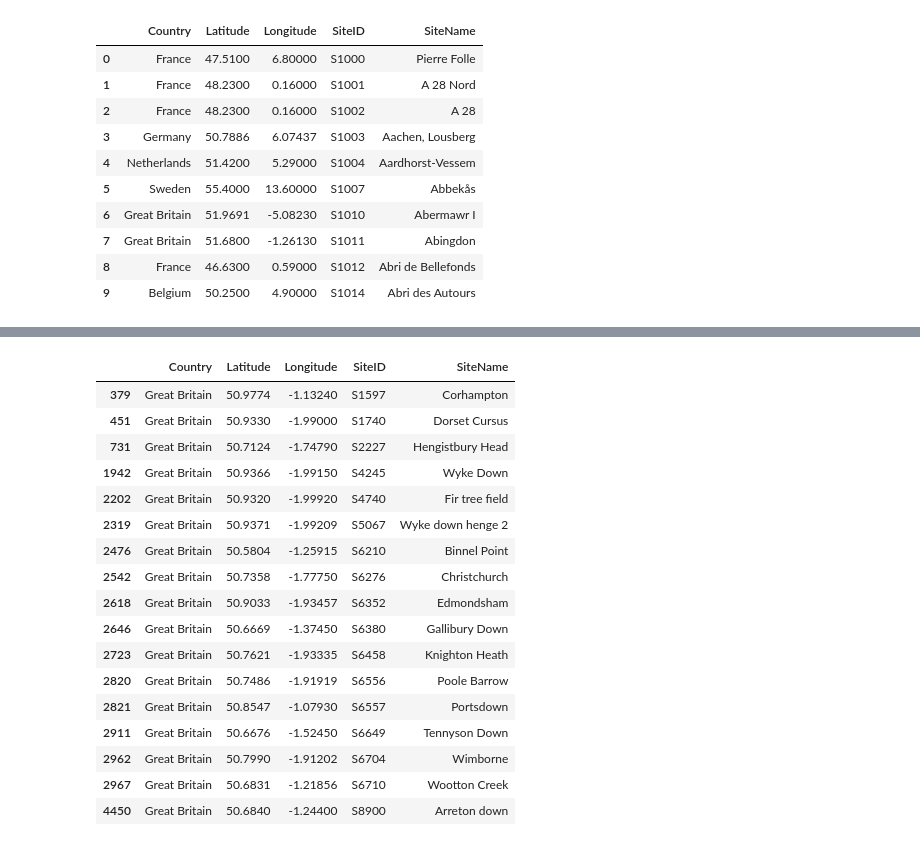
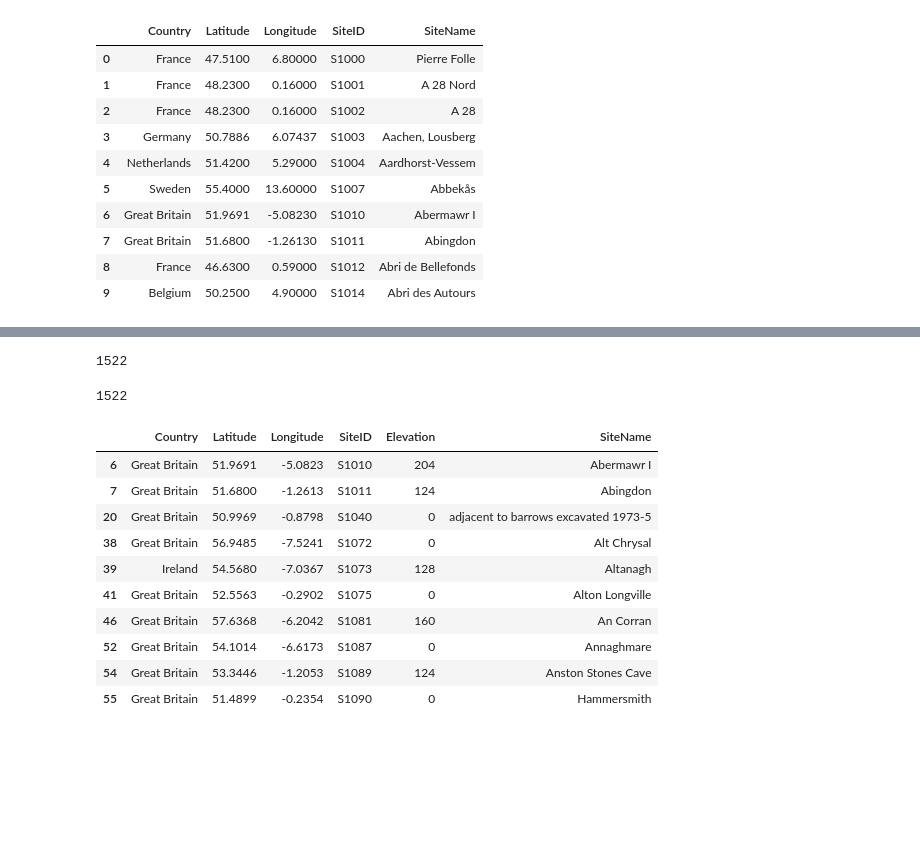
Before and after one commit to chengwill97/Neolithic-Site-Prediction, a Jupyter notebook: code/coordinate_plotting.ipynb, the cells around one changed output, grey strips where cells are left out. Drawn from its saved outputs; the diff is of its cells as text; code cells hidden in the pictures; blank space fills up the shorter version.

Commit message:
common sites elevation and aqua distance

```diff
--- a/code/coordinate_plotting.ipynb
+++ b/code/coordinate_plotting.ipynb
@@ -103,24 +103,3 @@ plt.show()
 # %% [output]
 [interactive output not drawn]
 [interactive output not drawn]
-# %%
-country_df.head(100)
-# %% [output]
-|  | Country | Latitude | Longitude | SiteID | SiteName |
-| 379 | Great Britain | 50.9774 | -1.13240 | S1597 | Corhampton |
-| 451 | Great Britain | 50.9330 | -1.99000 | S1740 | Dorset Cursus |
-| 731 | Great Britain | 50.7124 | -1.74790 | S2227 | Hengistbury Head |
-| 1942 | Great Britain | 50.9366 | -1.99150 | S4245 | Wyke Down |
-| 2202 | Great Britain | 50.9320 | -1.99920 | S4740 | Fir tree field |
-| 2319 | Great Britain | 50.9371 | -1.99209 | S5067 | Wyke down henge 2 |
-| 2476 | Great Britain | 50.5804 | -1.25915 | S6210 | Binnel Point |
-| 2542 | Great Britain | 50.7358 | -1.77750 | S6276 | Christchurch |
-| 2618 | Great Britain | 50.9033 | -1.93457 | S6352 | Edmondsham |
-| 2646 | Great Britain | 50.6669 | -1.37450 | S6380 | Gallibury Down |
-| 2723 | Great Britain | 50.7621 | -1.93335 | S6458 | Knighton Heath |
-| 2820 | Great Britain | 50.7486 | -1.91919 | S6556 | Poole Barrow |
-| 2821 | Great Britain | 50.8547 | -1.07930 | S6557 | Portsdown |
-| 2911 | Great Britain | 50.6676 | -1.52450 | S6649 | Tennyson Down |
-| 2962 | Great Britain | 50.7990 | -1.91202 | S6704 | Wimborne |
-| 2967 | Great Britain | 50.6831 | -1.21856 | S6710 | Wootton Creek |
-| 4450 | Great Britain | 50.6840 | -1.24400 | S8900 | Arreton down |
@@ -126,0 +110,37 @@ country_df.head(100)
+# %%
+elevations = country_df[:]
+elevations.head(10)
+elevations_col = list()
+
+folder = 'britain-srtm-30m'
+# %%
+i=0
+for index, row in elevations.iterrows():
+    lat = row['Latitude']
+    lon = row['Longitude']
+    elevation = get_elevation(lon, lat, folder)
+    if elevation < 0:
+        elevation = 0
+    elevations_col.append(elevation)
+
+    i+=1
+print i
+# %% [output]
+1522
+# %%
+print len(elevations_col)
+elevations.insert(loc=4,column='Elevation',value=elevations_col)
+elevations.head(10)
+# %% [output]
+1522
+|  | Country | Latitude | Longitude | SiteID | Elevation | SiteName |
+| 6 | Great Britain | 51.9691 | -5.0823 | S1010 | 204 | Abermawr I |
+| 7 | Great Britain | 51.6800 | -1.2613 | S1011 | 124 | Abingdon |
+| 20 | Great Britain | 50.9969 | -0.8798 | S1040 | 0 | adjacent to barrows excavated 1973-5 |
+| 38 | Great Britain | 56.9485 | -7.5241 | S1072 | 0 | Alt Chrysal |
+| 39 | Ireland | 54.5680 | -7.0367 | S1073 | 128 | Altanagh |
+| 41 | Great Britain | 52.5563 | -0.2902 | S1075 | 0 | Alton Longville |
+| 46 | Great Britain | 57.6368 | -6.2042 | S1081 | 160 | An Corran |
+| 52 | Great Britain | 54.1014 | -6.6173 | S1087 | 0 | Annaghmare |
+| 54 | Great Britain | 53.3446 | -1.2053 | S1089 | 124 | Anston Stones Cave |
+| 55 | Great Britain | 51.4899 | -0.2354 | S1090 | 0 | Hammersmith |
```
Also changed, not shown: parts of 4 cells of this notebook, 9 other files.
